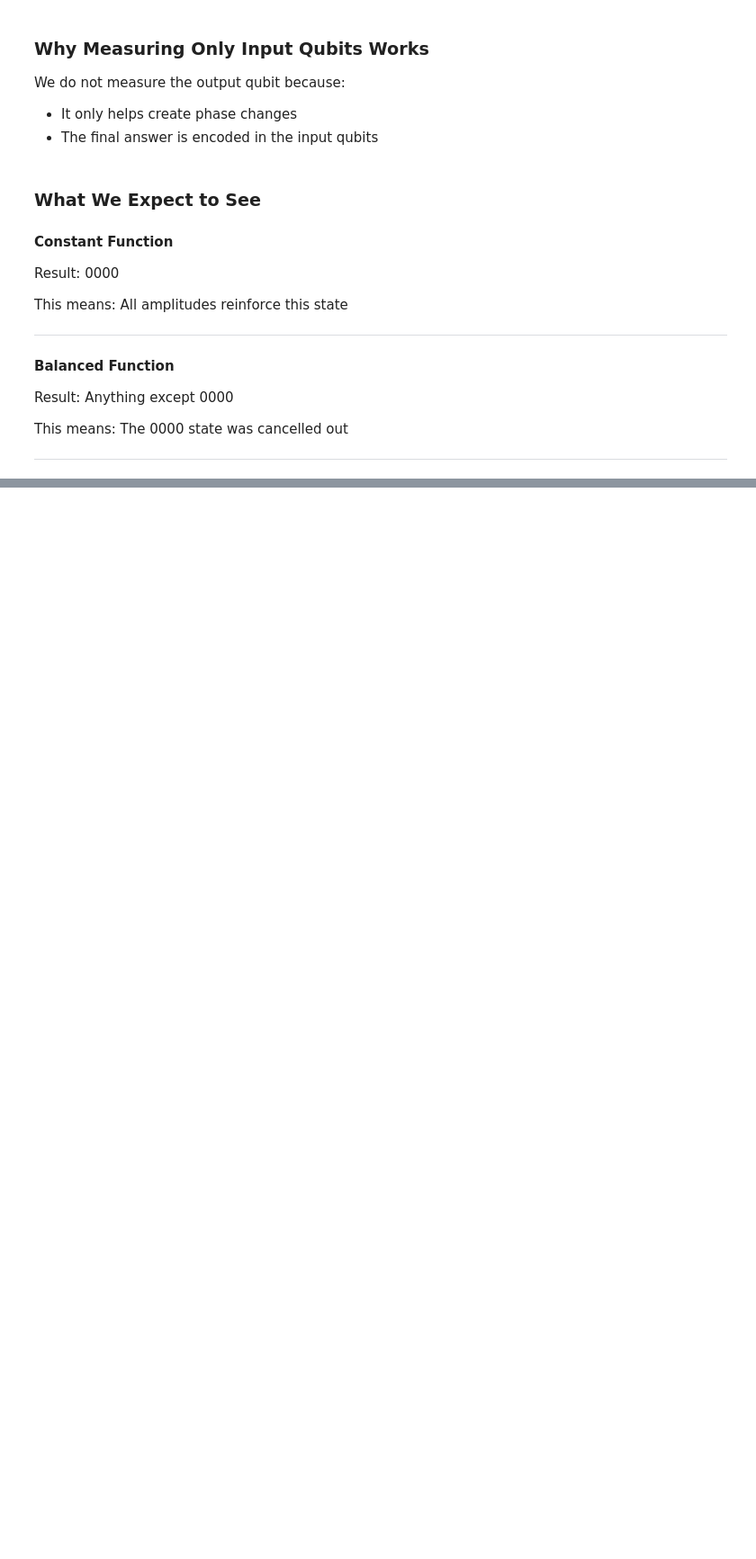
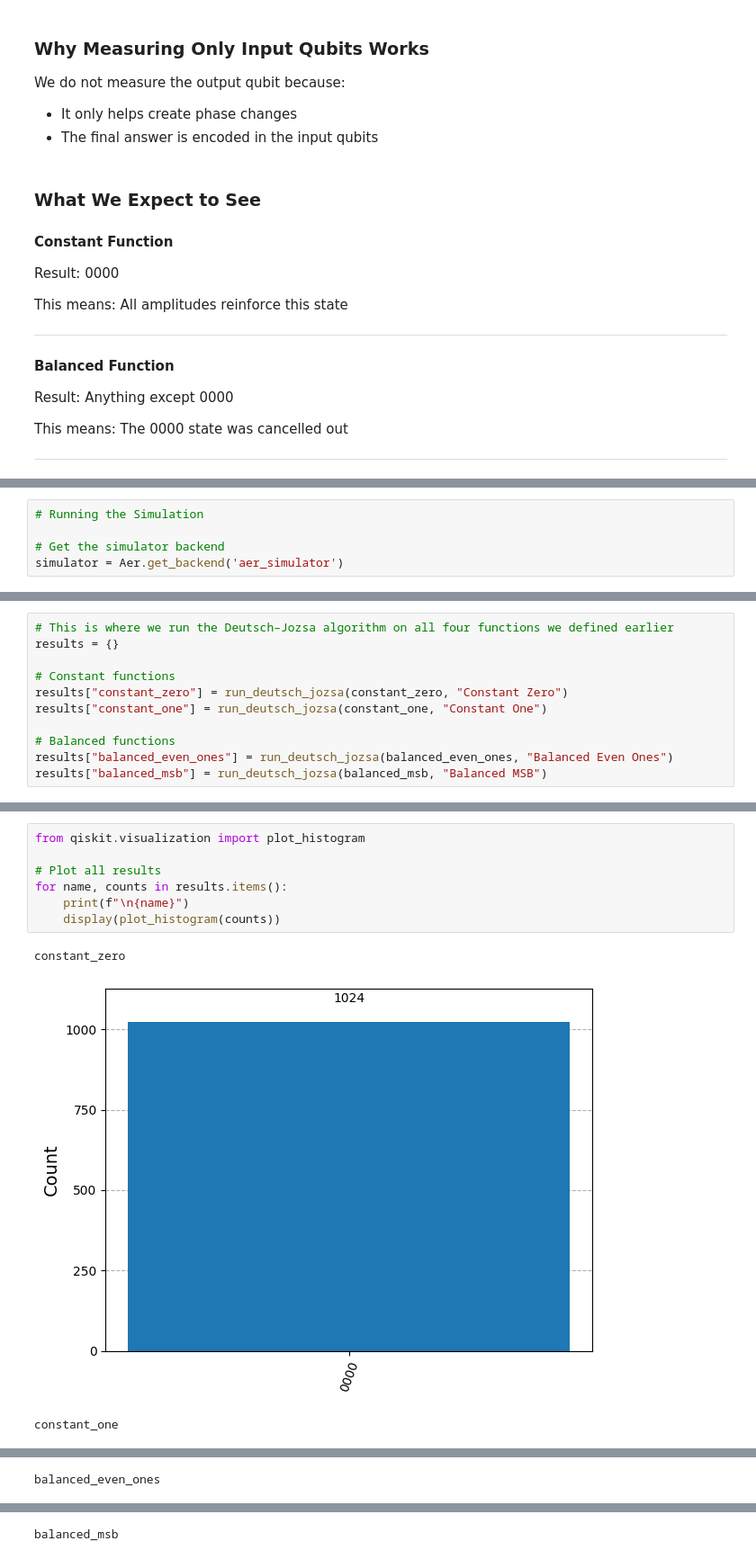
Before and after one commit to EmmanuellaOsikoya/emerging-technologies, a Jupyter notebook: problems.ipynb, the cells around one changed output, grey strips where cells are left out. Shown at 90% size. Cells and saved outputs as stored; diff of their text form; blank space fills up the shorter version.

Commit message:
Implemented the Deutsch-Jozsa circuit

```diff
--- a/problems.ipynb
+++ b/problems.ipynb
@@ -3808,0 +3854,5 @@ The 0000 state was cancelled out
+# %%
+# Running the Simulation
+
+# Get the simulator backend
+simulator = Aer.get_backend('aer_simulator')
@@ -3808,0 +3913,11 @@ The 0000 state was cancelled out
+# %%
+# This is where we run the Deutsch–Jozsa algorithm on all four functions we defined earlier
+results = {}
+
+# Constant functions
+results["constant_zero"] = run_deutsch_jozsa(constant_zero, "Constant Zero")
+results["constant_one"] = run_deutsch_jozsa(constant_one, "Constant One")
+
+# Balanced functions
+results["balanced_even_ones"] = run_deutsch_jozsa(balanced_even_ones, "Balanced Even Ones")
+results["balanced_msb"] = run_deutsch_jozsa(balanced_msb, "Balanced MSB")
@@ -3808,0 +3944,11 @@ The 0000 state was cancelled out
+# %%
+from qiskit.visualization import plot_histogram
+
+# Plot all results
+for name, counts in results.items():
+    print(f"\n{name}")
+    display(plot_histogram(counts))
+# %% [output]
+constant_zero
+[figure, added]
+constant_one
@@ -3808,0 +3956 @@ The 0000 state was cancelled out
+balanced_even_ones
@@ -3808,0 +3958 @@ The 0000 state was cancelled out
+balanced_msb
```
Also changed, not shown: parts of 6 cells of this notebook.
